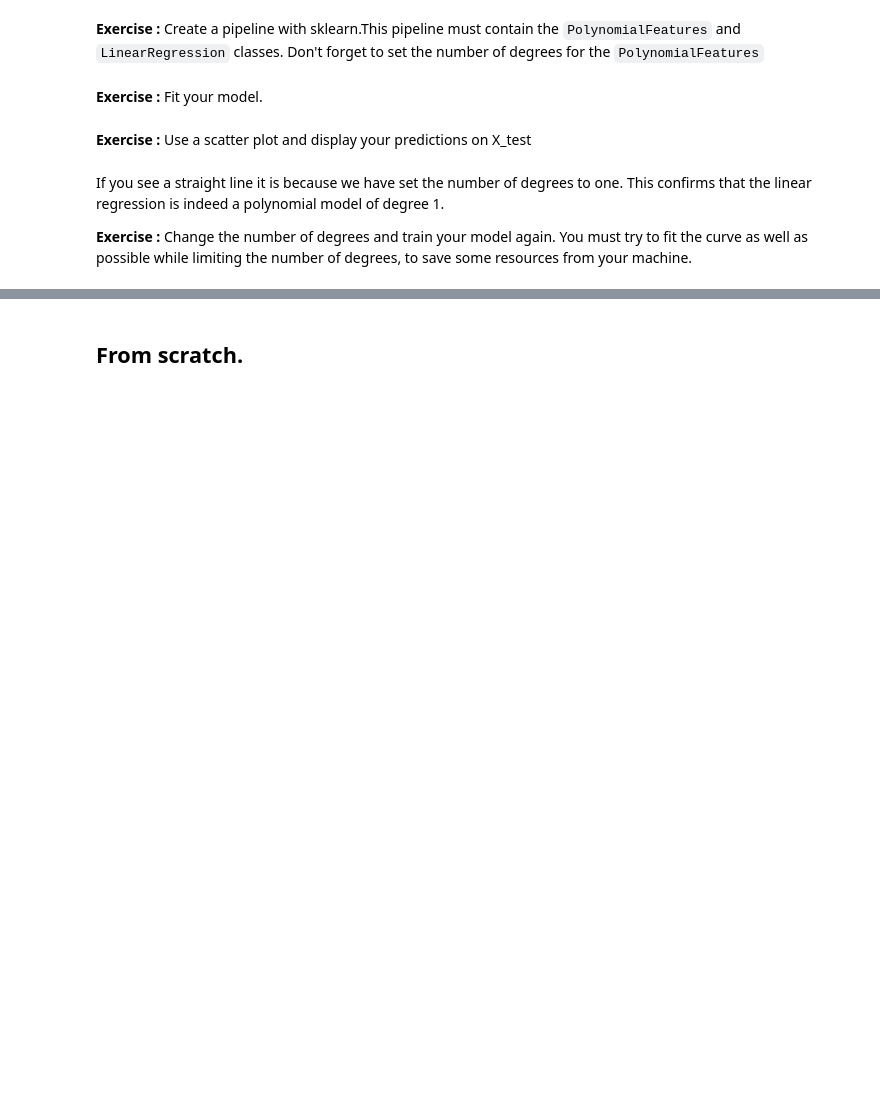
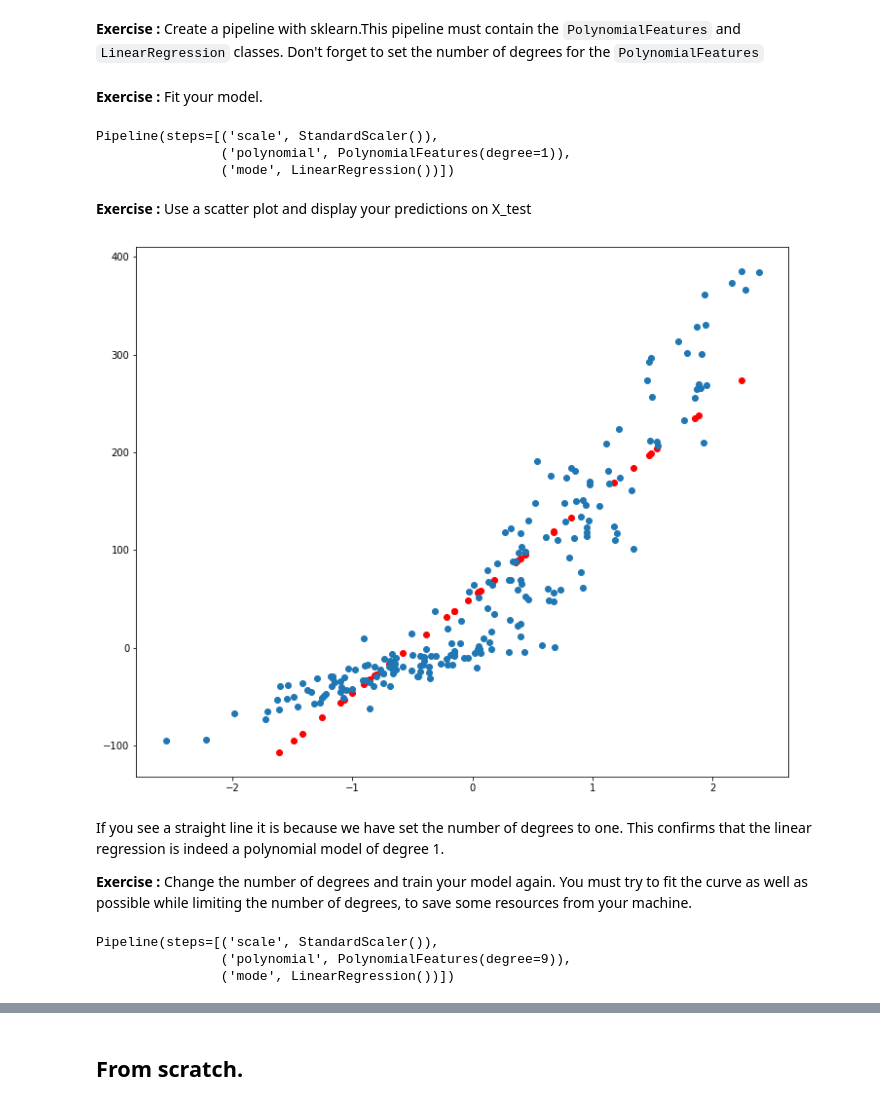
Before and after one commit to Nooreyni/Regression, a Jupyter notebook: 04-Polynomial_regression.ipynb, the cells around one changed output, grey strips where cells are left out. Drawn from its saved outputs; the diff is of its cells as text; code cells hidden in the pictures; blank space fills up the shorter version.

```diff
--- a/04-Polynomial_regression.ipynb
+++ b/04-Polynomial_regression.ipynb
@@ -60,6 +90,9 @@ As we can see, the coefficient of correlation remains important even if the data
 You now know the process!
 
 **Exercise :** Import train_test_split from sklearn and split the dataset and create the variables X_train, X_test, y_train, y_test.
+# %%
+from sklearn.model_selection import train_test_split
+X_train, X_test, y_train, y_test = train_test_split(x, y, test_size= 0.2)
 # %% [markdown]
 ##  Load and fit the model (with Sklearn)
 # %% [markdown]
@@ -84,12 +117,34 @@ A pipeline is a processing chain that will execute a set of functions and pass a
 # %% [markdown]
 First of all, we need to define the number of degrees.
 **Exercise:** Create a degree variable with 1 as value. (We will change this value later)
+# %%
+degree = 1
 # %% [markdown]
 **Exercise :** Create a pipeline with sklearn.This pipeline must contain the ``PolynomialFeatures`` and ``LinearRegression`` classes. Don't forget to set the number of degrees for the ``PolynomialFeatures``
+# %%
+from sklearn.preprocessing import PolynomialFeatures
+from sklearn.linear_model import LinearRegression
+from sklearn.preprocessing import StandardScaler
+from sklearn.svm import SVC
+from sklearn.pipeline import Pipeline
+inputs = [("scale", StandardScaler()), ("polynomial", PolynomialFeatures(degree)), ("mode", LinearRegression())]
+pipe = Pipeline(inputs)
 # %% [markdown]
 **Exercise :** Fit your model.
+# %%
+pipe.fit(X_train, y_train)
+# %% [output]
+Pipeline(steps=[('scale', StandardScaler()),
+                ('polynomial', PolynomialFeatures(degree=1)),
+                ('mode', LinearRegression())])
 # %% [markdown]
 **Exercise :** Use a scatter plot and display your predictions on X_test
+# %%
+fig, ax = plt.subplots(figsize= (12, 10))
+_= ax.scatter(X_test, pipe.predict(X_test), c='red')
+_= ax.scatter(x, y)
+# %% [output]
+[figure, added]
 # %% [markdown]
 If you see a straight line it is because we have set the number of degrees to one. This confirms that the linear regression is indeed a polynomial model of degree 1.
 
@@ -96,0 +162,6 @@ If you see a straight line it is because we have set the number of degrees to on
+# %%
+pipe.fit(X_train, y_train)
+# %% [output]
+Pipeline(steps=[('scale', StandardScaler()),
+                ('polynomial', PolynomialFeatures(degree=9)),
+                ('mode', LinearRegression())])
```
Also changed, not shown: parts of 26 cells of this notebook.
